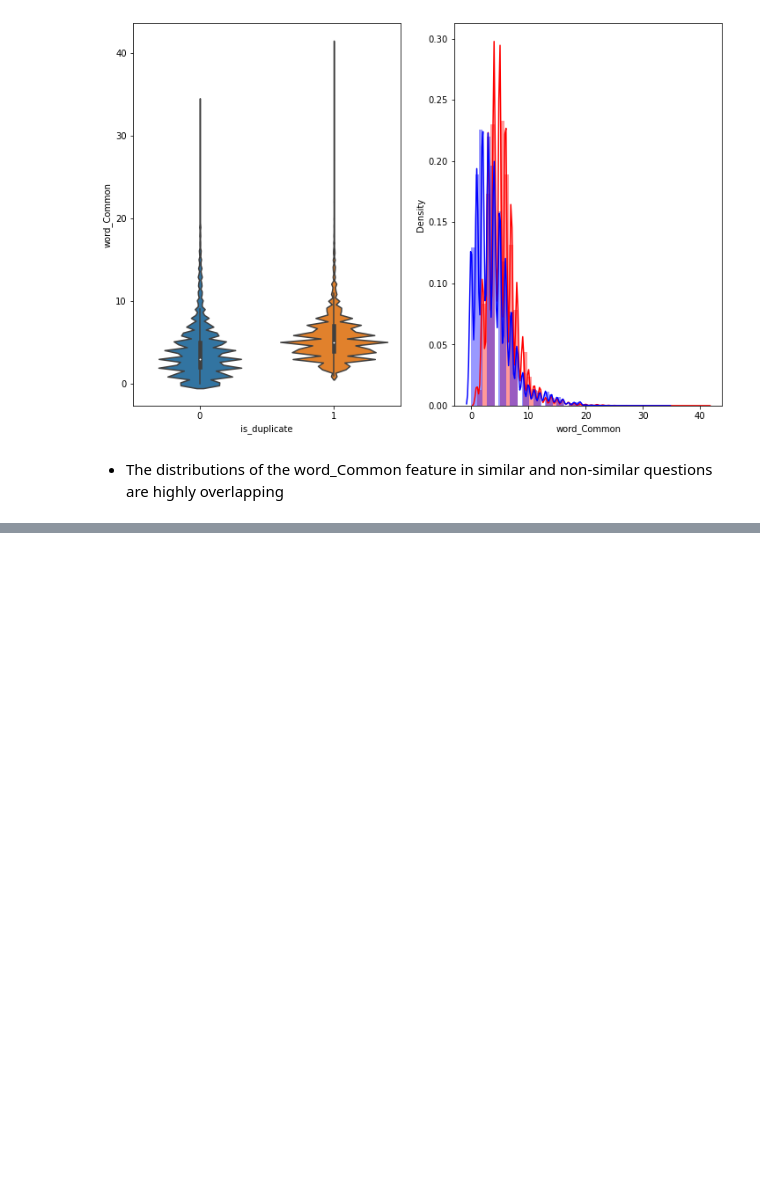
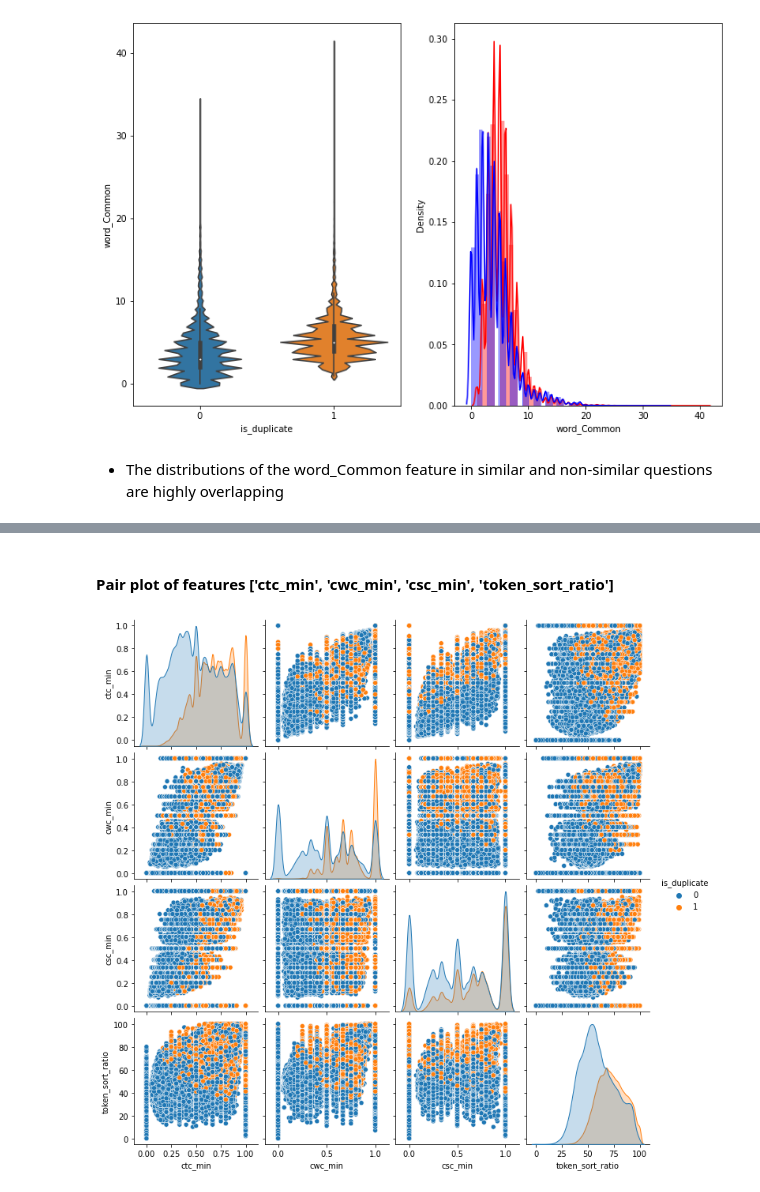
Before and after one commit to vennela28/Quora_question_Pair_Similarity, a Jupyter notebook: Quora question Pair Similarity.ipynb, the cells around one changed output, grey strips where cells are left out. Saved outputs shown, nothing was run; the diff lists cells and outputs as text; code cells hidden in the pictures; blank space fills up the shorter version.

```diff
--- a/Quora question Pair Similarity.ipynb
+++ b/Quora question Pair Similarity.ipynb
@@ -299,0 +494,10 @@ plt.show()
+# %%
+if os.path.isfile('nlp_features_train.csv'):
+    df = pd.read_csv("nlp_features_train.csv",encoding='latin-1')
+    df.fillna('')
+else:
+    print("Extracting features for train:")
+    df = pd.read_csv("train.csv")
+    df = extract_features(df)
+    df.to_csv("nlp_features_train.csv", index=False)
+df.head(2)
@@ -299,0 +586,9 @@ plt.show()
+# %% [markdown]
+#### Pair plot of features ['ctc_min', 'cwc_min', 'csc_min', 'token_sort_ratio']
+# %%
+n = df.shape[0]
+sns.pairplot(df[['ctc_min', 'cwc_min', 'csc_min', 'token_sort_ratio', 'is_duplicate']][0:n],
+             hue='is_duplicate', vars=['ctc_min', 'cwc_min', 'csc_min', 'token_sort_ratio'])
+plt.show()
+# %% [output]
+[figure, added]
```
Also changed, not shown: parts of 24 cells of this notebook.
